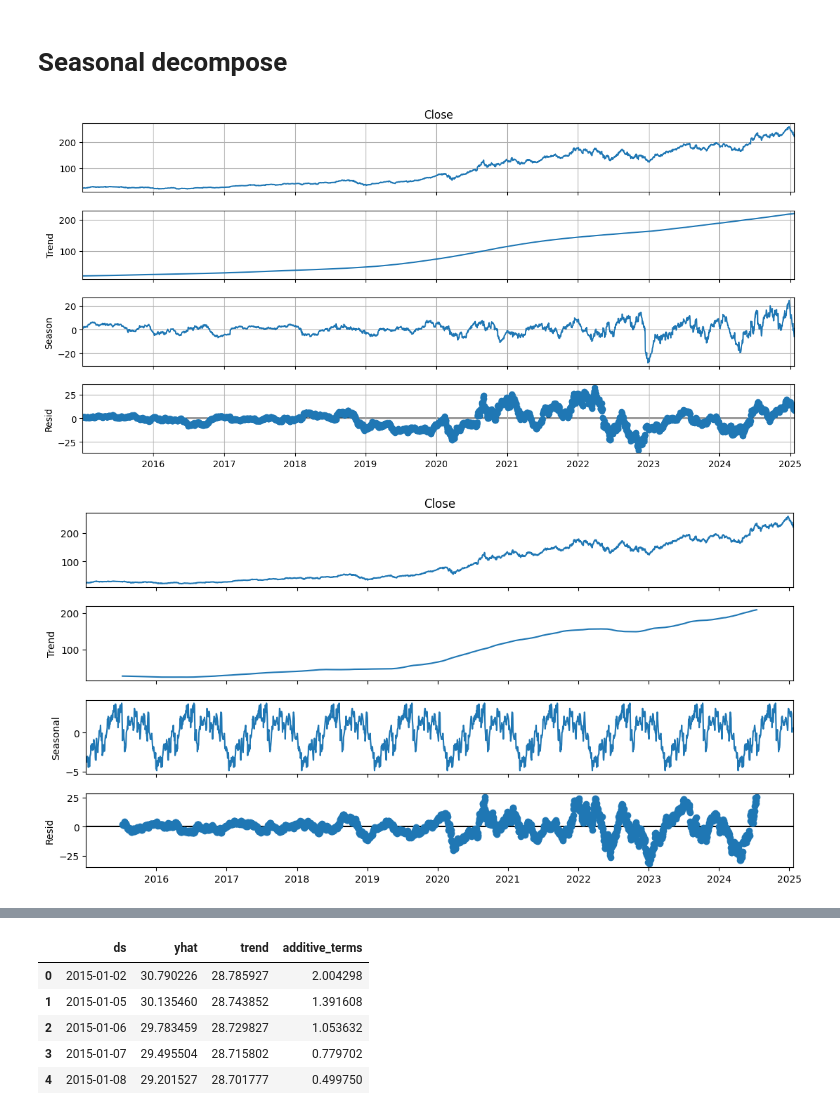
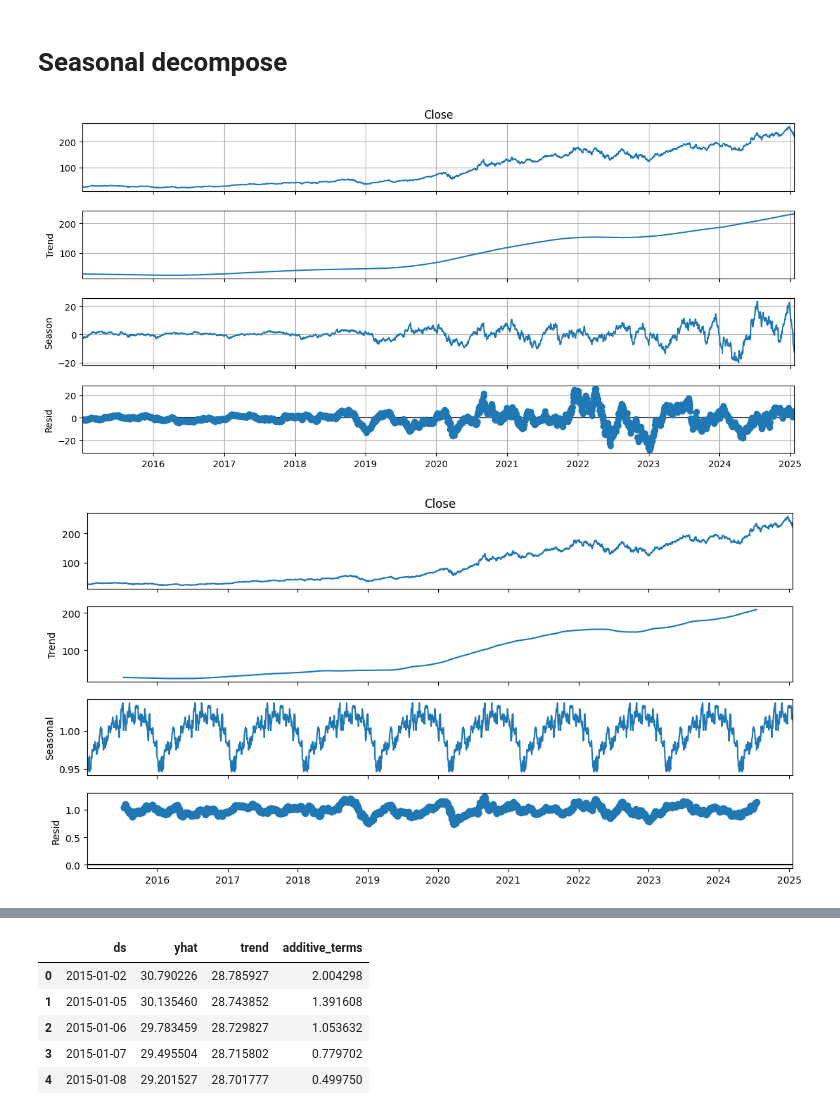
Before and after one commit to nismafaaa/clear-stocks-frontend, a Jupyter notebook: notebook/prophet_test.ipynb, the cells around one changed output, grey strips where cells are left out. Drawn from its saved outputs; the diff is of its cells as text; code cells hidden in the pictures.

```diff
--- a/notebook/prophet_test.ipynb
+++ b/notebook/prophet_test.ipynb
@@ -48,14 +48,14 @@ def seasonalDecompose(y, period, is_plot=True):
     return result
 # %%
 # period = multiples of 5 because working days
-a = seasonalDecompose(aapl_stock['Close'], period=525)
+a = seasonalDecompose(aapl_stock['Close'], period=260)
 # %% [output]
-[figure, old version]
+[figure, new version]
 # %%
-dec = sm.tsa.seasonal_decompose(aapl_stock['Close'], period=260, model='additive').plot().set_size_inches(12,6)
+dec = sm.tsa.seasonal_decompose(aapl_stock['Close'], period=260, model='multiplicative').plot().set_size_inches(12,6)
 plt.show()
 # %% [output]
-[figure, old version]
+[figure, new version]
 # %%
 stock = pd.read_csv('../data/aapl_stock_price.csv', parse_dates=[0])
 
```
Also changed, not shown: parts of 11 cells of this notebook, 5 other files.
